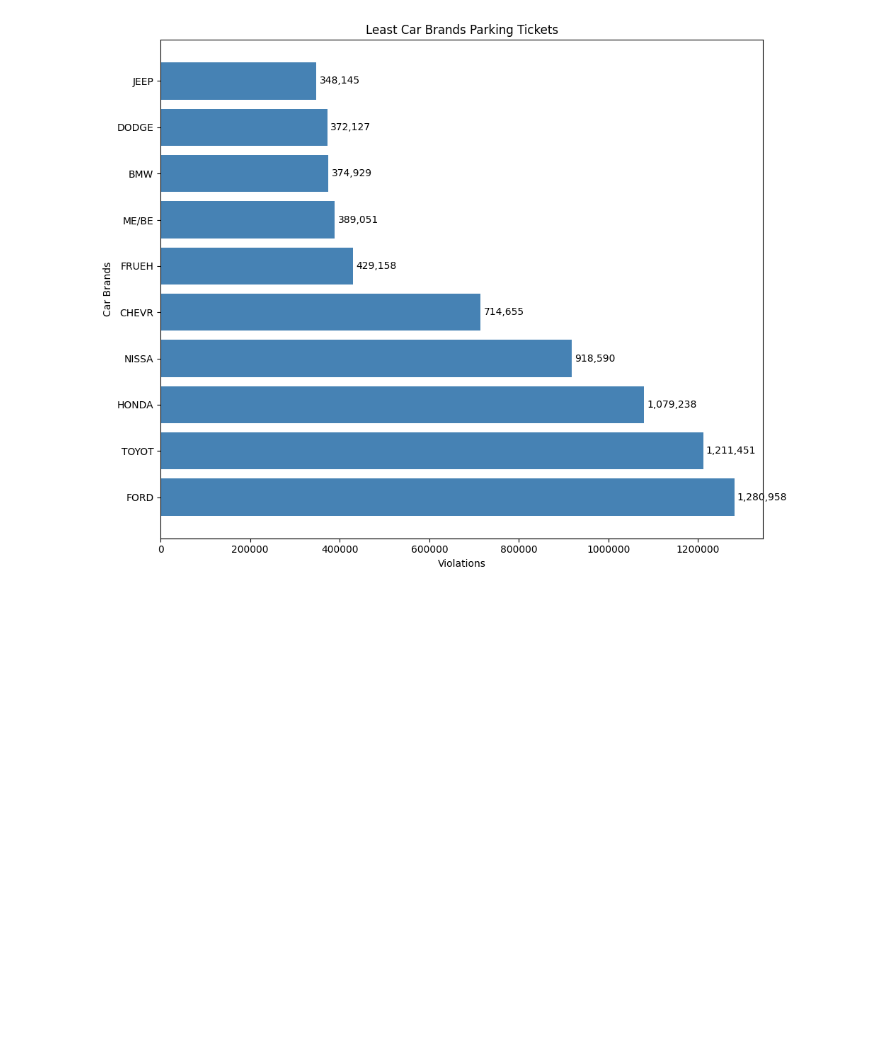
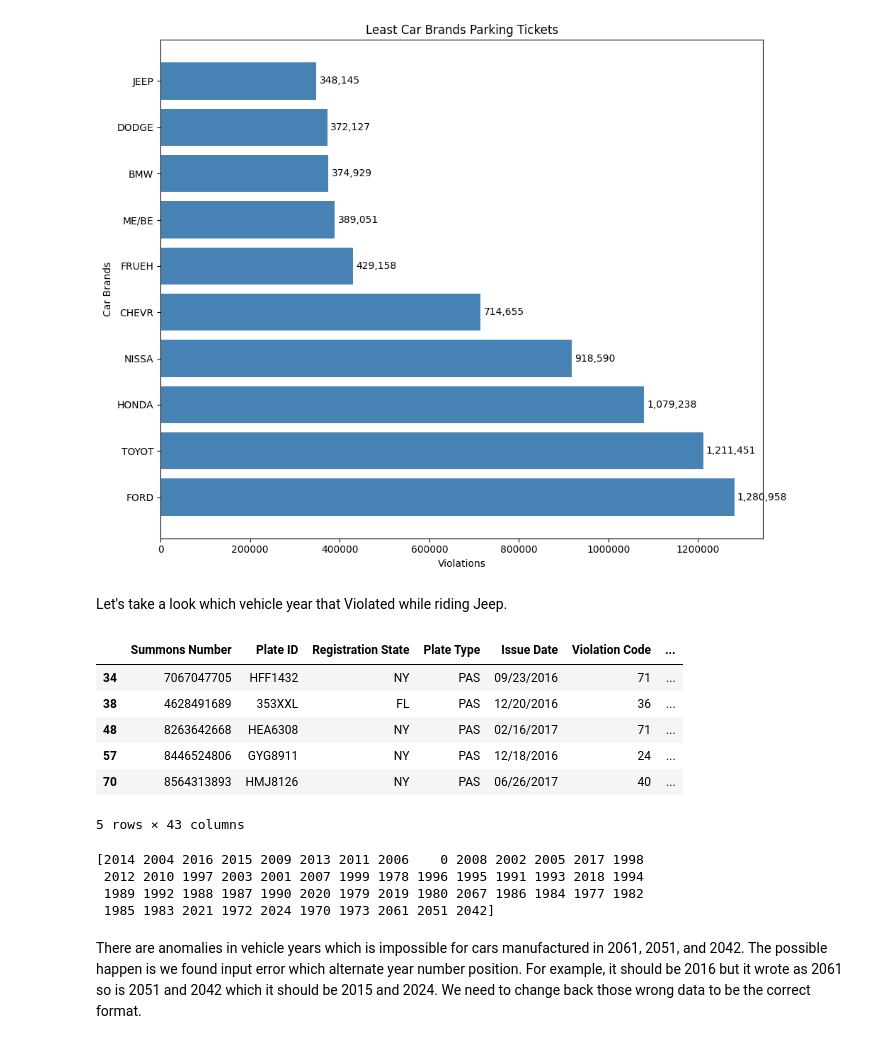
Before and after one commit to Ichsan4Fa/NYC-Parking-Tickets-Analysis, a Jupyter notebook: nyc-parking-tickets.ipynb, the cells around one changed output. Cells and saved outputs as stored; diff of their text form; code cells hidden in the pictures; blank space fills up the shorter version.

```diff
--- a/nyc-parking-tickets.ipynb
+++ b/nyc-parking-tickets.ipynb
@@ -248,3 +236,26 @@ plt.tight_layout()
 plt.show()
 # %% [output]
 [figure]
+# %% [markdown]
+Let's take a look which vehicle year that Violated while riding Jeep.
+# %%
+Jeep_df_2017 = df_2017[df_2017['Vehicle Make']=='JEEP']
+Jeep_df_2017.head()
+# %% [output]
+|  | Summons Number | Plate ID | Registration State | Plate Type | Issue Date | Violation Code | ... |
+| 34 | 7067047705 | HFF1432 | NY | PAS | 09/23/2016 | 71 | ... |
+| 38 | 4628491689 | 353XXL | FL | PAS | 12/20/2016 | 36 | ... |
+| 48 | 8263642668 | HEA6308 | NY | PAS | 02/16/2017 | 71 | ... |
+| 57 | 8446524806 | GYG8911 | NY | PAS | 12/18/2016 | 24 | ... |
+| 70 | 8564313893 | HMJ8126 | NY | PAS | 06/26/2017 | 40 | ... |
+5 rows × 43 columns
+# %%
+Jeep_df_2017_years = Jeep_df_2017['Vehicle Year'].unique()
+print(Jeep_df_2017_years)
+# %% [output]
+[2014 2004 2016 2015 2009 2013 2011 2006    0 2008 2002 2005 2017 1998
+ 2012 2010 1997 2003 2001 2007 1999 1978 1996 1995 1991 1993 2018 1994
+ 1989 1992 1988 1987 1990 2020 1979 2019 1980 2067 1986 1984 1977 1982
+ 1985 1983 2021 1972 2024 1970 1973 2061 2051 2042]
+# %% [markdown]
+There are anomalies in vehicle years which is impossible for cars manufactured in 2061, 2051, and 2042. The possible happen is we found input error which alternate year number position. For example, it should be 2016 but it wrote as 2061 so is 2051 and 2042 which it should be 2015 and 2024. We need to change back those wrong data to be the correct format.
```
Also changed, not shown: parts of 4 cells of this notebook.
